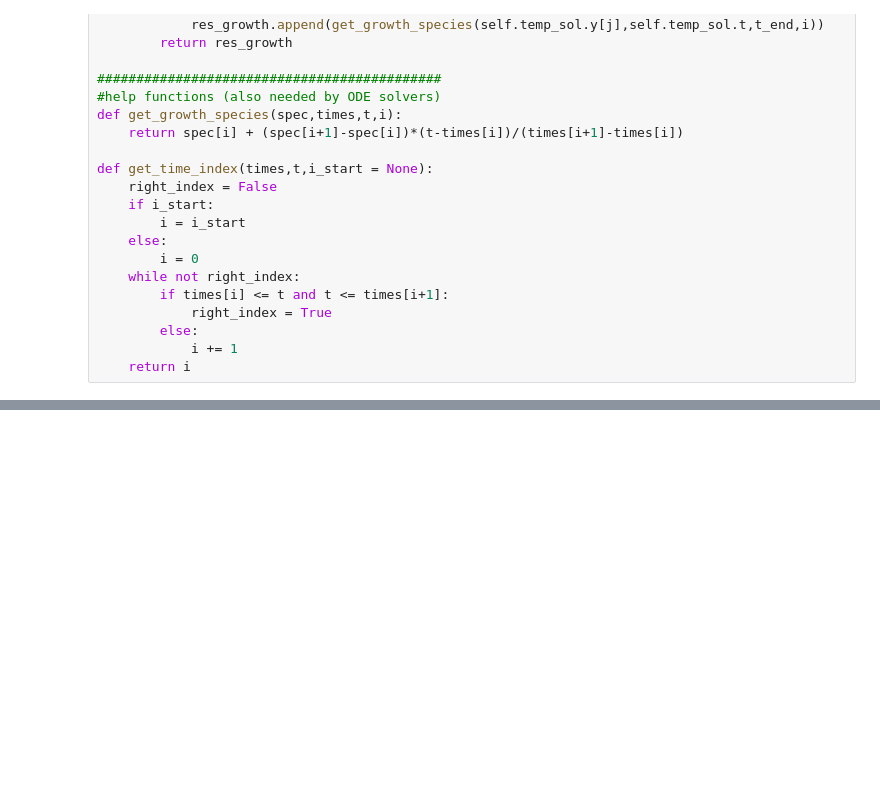
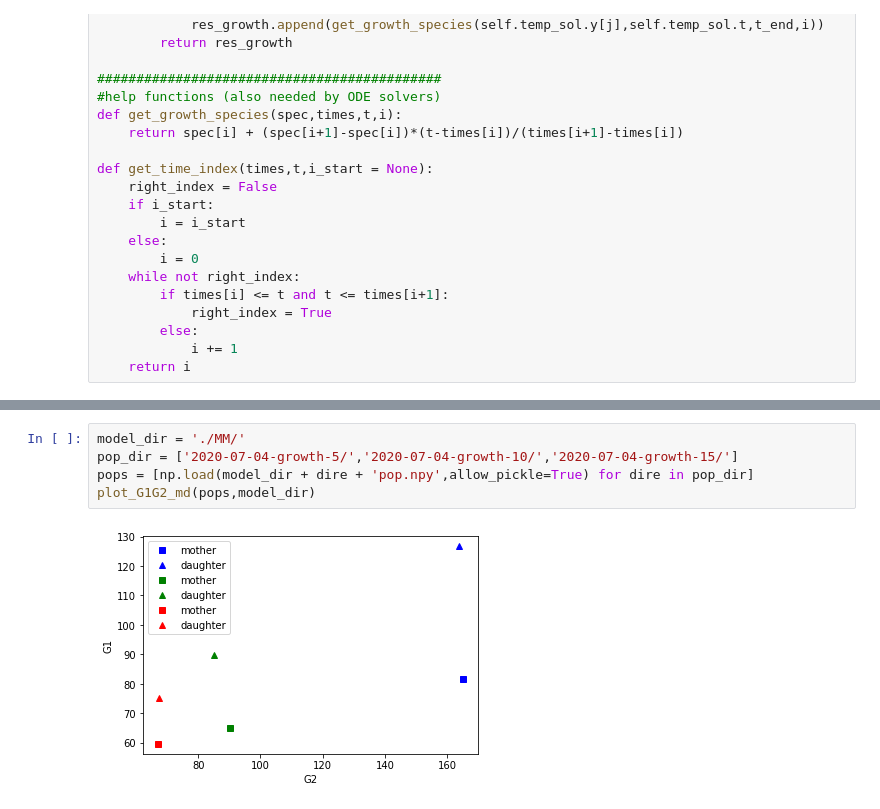
Before and after one commit to LPolczynski/Bachelor_Thesis, a Jupyter notebook: jupyter/thesis/main_model.ipynb, the cells around one changed output, grey strips where cells are left out. Cells and saved outputs as stored; diff of their text form; blank space fills up the shorter version.

```diff
--- a/jupyter/thesis/main_model.ipynb
+++ b/jupyter/thesis/main_model.ipynb
@@ -1053,0 +1239,7 @@ collected:  76
+# %%
+model_dir = './MM/'
+pop_dir = ['2020-07-04-growth-5/','2020-07-04-growth-10/','2020-07-04-growth-15/']
+pops = [np.load(model_dir + dire + 'pop.npy',allow_pickle=True) for dire in pop_dir]
+plot_G1G2_md(pops,model_dir)
+# %% [output]
+[figure, added]
```
Also changed, not shown: parts of 12 cells of this notebook, 4 other files.
